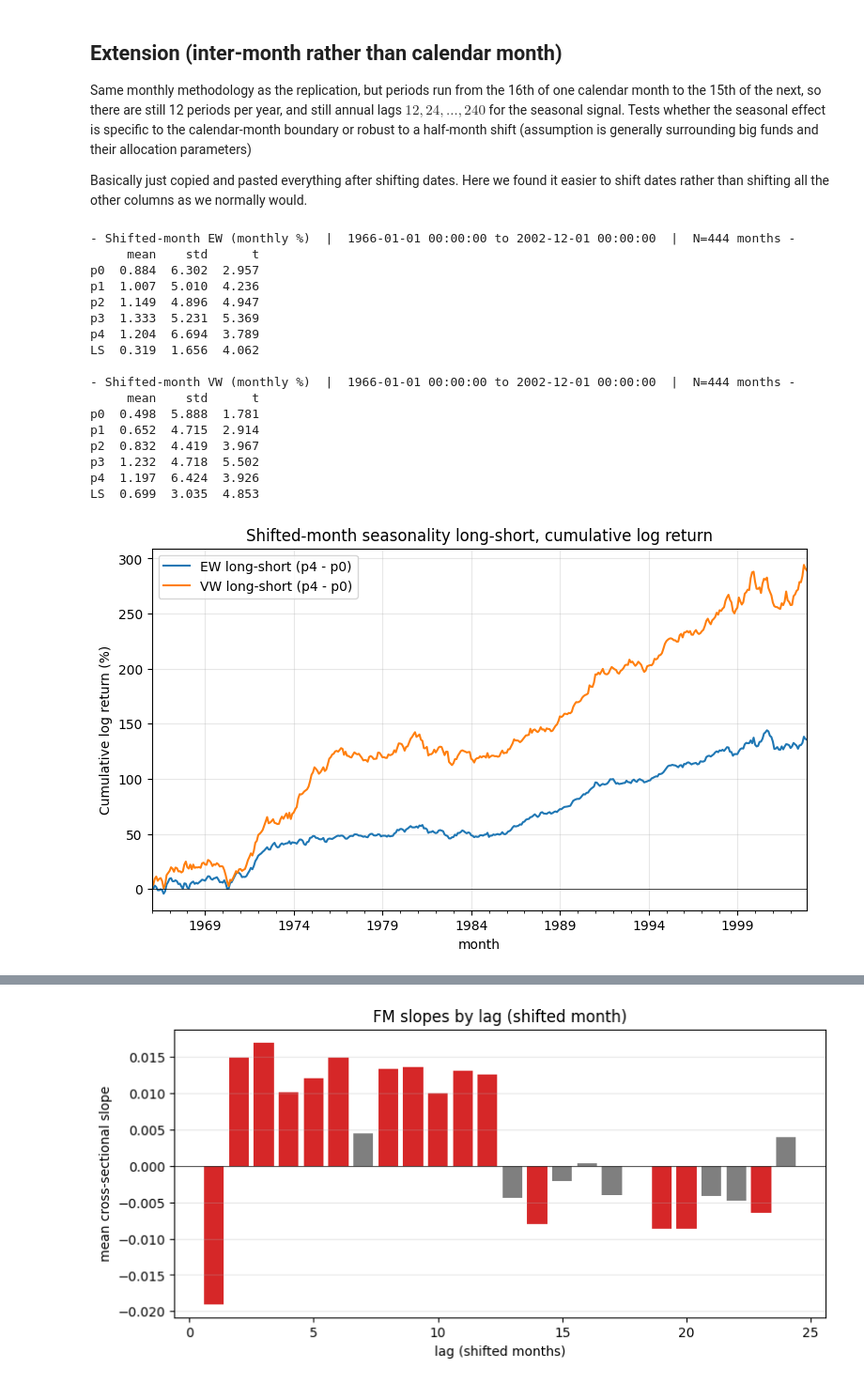
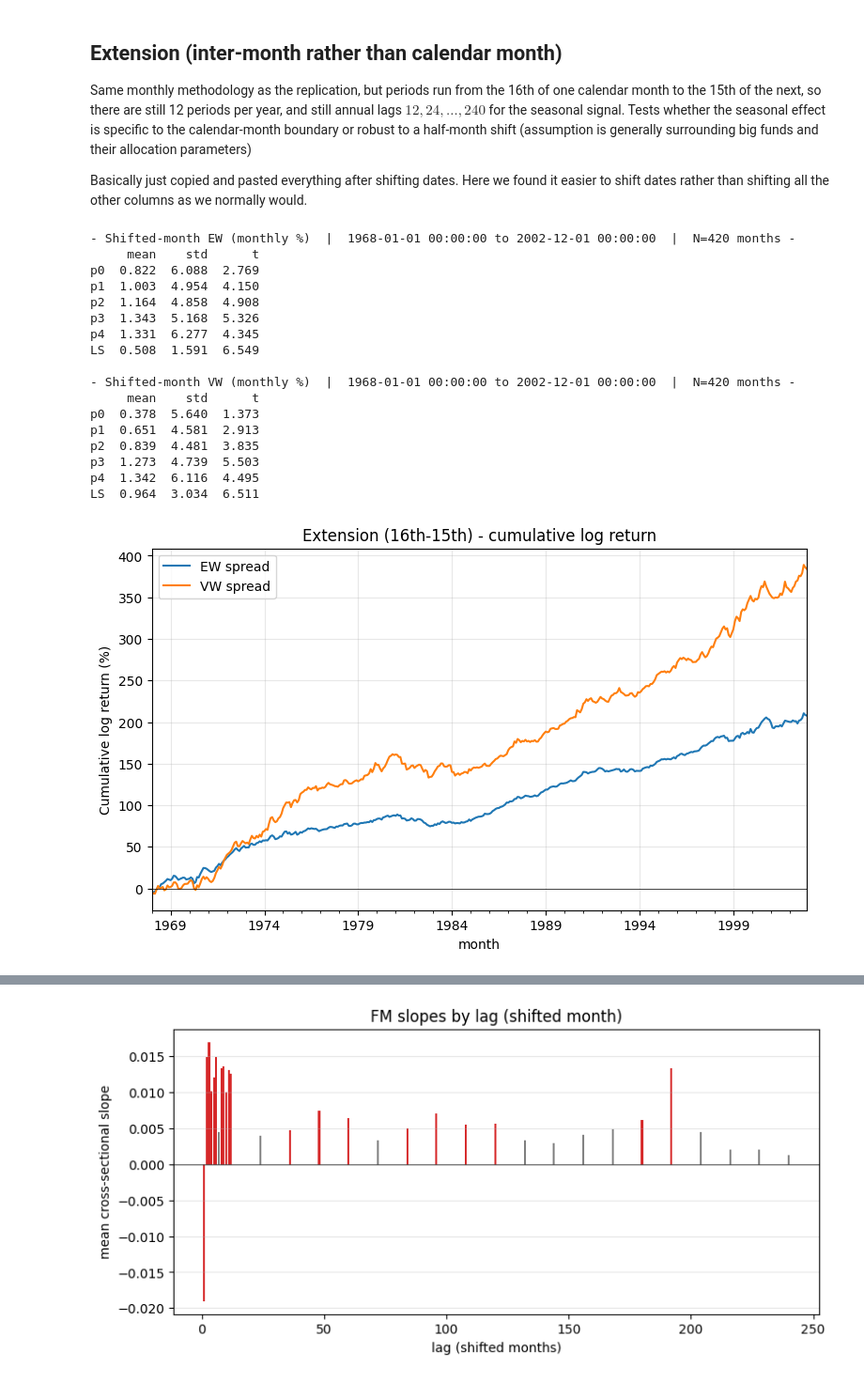
Before and after one commit to josholdroyd/585-seasonality, a Jupyter notebook: signal_research.ipynb, the cells around one changed output, grey strips where cells are left out. Shown at 94% size. Saved outputs shown, nothing was run; the diff lists cells and outputs as text; code cells hidden in the pictures.

Commit message:
added full lags for table 1 and adjusted graph formatting

```diff
--- a/signal_research.ipynb
+++ b/signal_research.ipynb
@@ -175,8 +175,8 @@ fig, ax = plt.subplots(figsize=(9, 5))
 for wide, name in [(ew, 'EW'), (vw, 'VW')]:
     s = wide.select(['month','LS']).to_pandas().set_index('month')['LS'] / 100.0
     cum_log_pct = 100.0 * np.log1p(s).cumsum()
-    cum_log_pct.plot(ax=ax, label=f'{name} long-short (p4 - p0)')
-ax.set_title('Heston-Sadka seasonality long-short, cumulative log return')
+    cum_log_pct.plot(ax=ax, label=f'{name} spread')
+ax.set_title('Heston-Sadka replication - cumulative log return')
 ax.set_ylabel('Cumulative log return (%)')
 ax.axhline(0.0, color='k', lw=0.5)
 ax.legend()
@@ -360,31 +360,31 @@ svw = summarize(svw, 'Shifted-month VW (monthly %)')
 fig, ax = plt.subplots(figsize=(9, 5))
 for wide, name in [(sew, 'EW'), (svw, 'VW')]:
     s = wide.select(['month','LS']).to_pandas().set_index('month')['LS'] / 100.0
-    (100.0 * np.log1p(s).cumsum()).plot(ax=ax, label=f'{name} long-short (p4 - p0)')
-ax.set_title('Shifted-month seasonality long-short, cumulative log return')
+    (100.0 * np.log1p(s).cumsum()).plot(ax=ax, label=f'{name} spread')
+ax.set_title('Extension (16th-15th) - cumulative log return')
 ax.set_ylabel('Cumulative log return (%)')
 ax.axhline(0.0, color='k', lw=0.5)
 ax.legend(); ax.grid(True, alpha=0.3)
 plt.show()
 # %% [output]
-- Shifted-month EW (monthly %)  |  1966-01-01 00:00:00 to 2002-12-01 00:00:00  |  N=444 months -
+- Shifted-month EW (monthly %)  |  1968-01-01 00:00:00 to 2002-12-01 00:00:00  |  N=420 months -
      mean    std      t
-p0  0.884  6.302  2.957
-p1  1.007  5.010  4.236
-p2  1.149  4.896  4.947
-p3  1.333  5.231  5.369
-p4  1.204  6.694  3.789
-LS  0.319  1.656  4.062
+p0  0.822  6.088  2.769
+p1  1.003  4.954  4.150
+p2  1.164  4.858  4.908
+p3  1.343  5.168  5.326
+p4  1.331  6.277  4.345
+LS  0.508  1.591  6.549
 
-- Shifted-month VW (monthly %)  |  1966-01-01 00:00:00 to 2002-12-01 00:00:00  |  N=444 months -
+- Shifted-month VW (monthly %)  |  1968-01-01 00:00:00 to 2002-12-01 00:00:00  |  N=420 months -
      mean    std      t
-p0  0.498  5.888  1.781
-p1  0.652  4.715  2.914
-p2  0.832  4.419  3.967
-p3  1.232  4.718  5.502
-p4  1.197  6.424  3.926
-LS  0.699  3.035  4.853
+p0  0.378  5.640  1.373
+p1  0.651  4.581  2.913
+p2  0.839  4.481  3.835
+p3  1.273  4.739  5.503
+p4  1.342  6.116  4.495
+LS  0.964  3.034  6.511
-[figure, old version]
+[figure, new version]
 # %%
 # Table 1-style Fama-Macbeth regression(s) on sdf
 
@@ -411,7 +411,7 @@ sbase = (
     )
 ).collect(engine='streaming')
 
-table1_shifted = fama(sbase, 'ret_sm', 'shmonth', list(range(1, 25)))
+table1_shifted = fama(sbase, 'ret_sm', 'shmonth', list(range(1, 13)) + list(range(24, 241, 12)))
 print(table1_shifted)
 plot_fama(table1_shifted, 'lag (shifted months)', 'FM slopes by lag (shifted month)')
 # %% [output]
@@ -436 +436 @@ shape: (24, 4)
-[figure, old version]
+[figure, new version]
```
Also changed, not shown: parts of 5 cells of this notebook.
